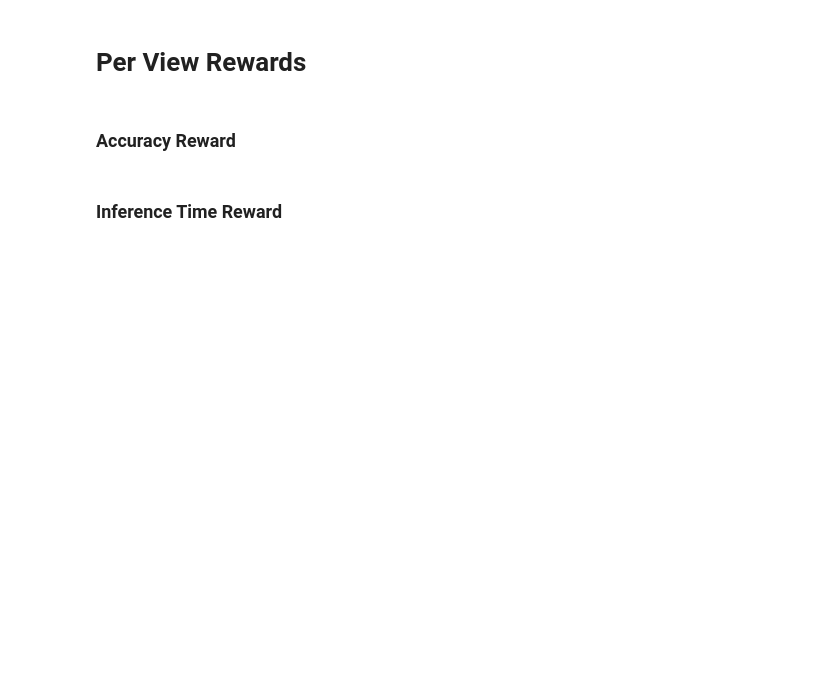
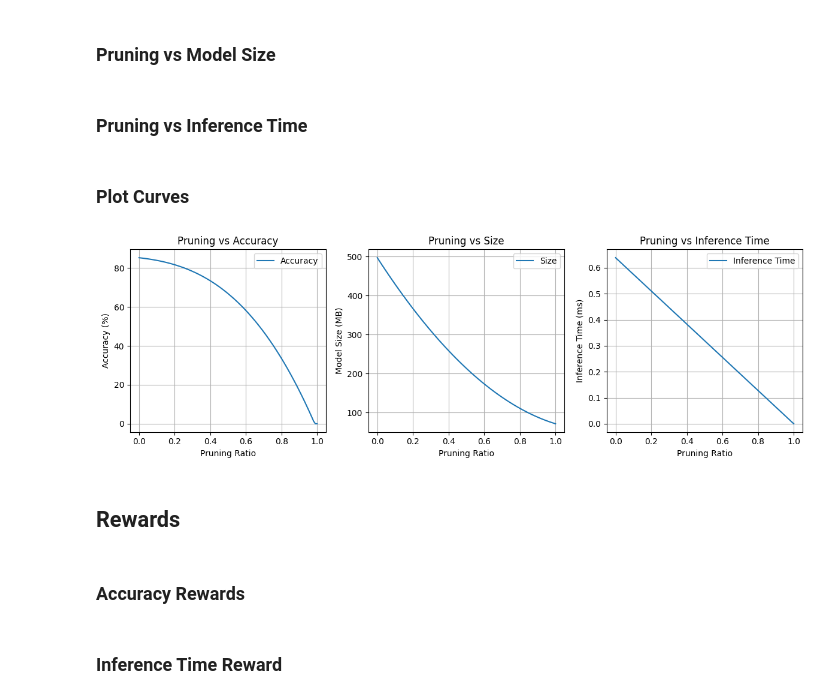
Before and after one commit to mahadevxo/DDNN-Working, a Jupyter notebook: src/pruning/taylor_series/optimization/optimization.ipynb, the cells around one changed output. Drawn from its saved outputs; the diff is of its cells as text; code cells hidden in the pictures; blank space fills up the shorter version.

```diff
--- a/src/pruning/taylor_series/optimization/optimization.ipynb
+++ b/src/pruning/taylor_series/optimization/optimization.ipynb
@@ -5,7 +16,69 @@ import numpy as np
+# %%
+def get_accuracy(p):
+    #6th order polynomial coefficients
+    coeffs = [85.28, -10.35, -28.44, -49.40]
+
+    acc = sum(c * p**i for i, c in enumerate(coeffs))
+
+    return max(acc, 0)
+# %% [markdown]
+### Pruning vs Model Size
+# %%
+def get_size(p):
+    coeffs = [496.7, -706.2, 276.9, 4.020]
+
+    return sum(c * p**i for i, c in enumerate(coeffs))
+# %% [markdown]
+### Pruning vs Inference Time
+# %%
+def get_time(p):
+    b0 = 0.06386
+    b1 = -0.06386
+
+    return (b0 + b1 * p)*10
+# %% [markdown]
+### Plot Curves
+# %%
+p = np.linspace(0, 1, 100)
+sizes = get_size(p)
+accuracies = [get_accuracy(p) for p in p]
+times = get_time(p)
+
+plt.style.use('default')
+plt.figure(figsize=(12, 4))
+
+plt.subplot(1, 3, 1)
+plt.plot(p, accuracies, label='Accuracy')
+plt.xlabel('Pruning Ratio')
+plt.ylabel('Accuracy (%)')
+plt.title('Pruning vs Accuracy')
+plt.grid()
+plt.legend()
+
+plt.subplot(1, 3, 2)
+plt.plot(p, sizes, label='Size')
+plt.xlabel('Pruning Ratio')
+plt.ylabel('Model Size (MB)')
+plt.title('Pruning vs Size')
+plt.grid()
+plt.legend()
+
+plt.subplot(1, 3, 3)
+plt.plot(p, times, label='Inference Time')
+plt.xlabel('Pruning Ratio')
+plt.ylabel('Inference Time (ms)')
+plt.title('Pruning vs Inference Time')
+plt.grid()
+plt.legend()
+
+plt.tight_layout()
+plt.show()
+# %% [output]
+[figure, added]
 # %% [markdown]
-# Per View Rewards
+## Rewards
 # %% [markdown]
-### Accuracy Reward
+### Accuracy Rewards
 # %%
 def get_accuracy_reward(curr_accuracy, min_accuracy, sigma_right=4, sigma_left=2):
     diff = curr_accuracy - min_accuracy
```
Also changed, not shown: parts of 50 cells of this notebook, 3 other files.
